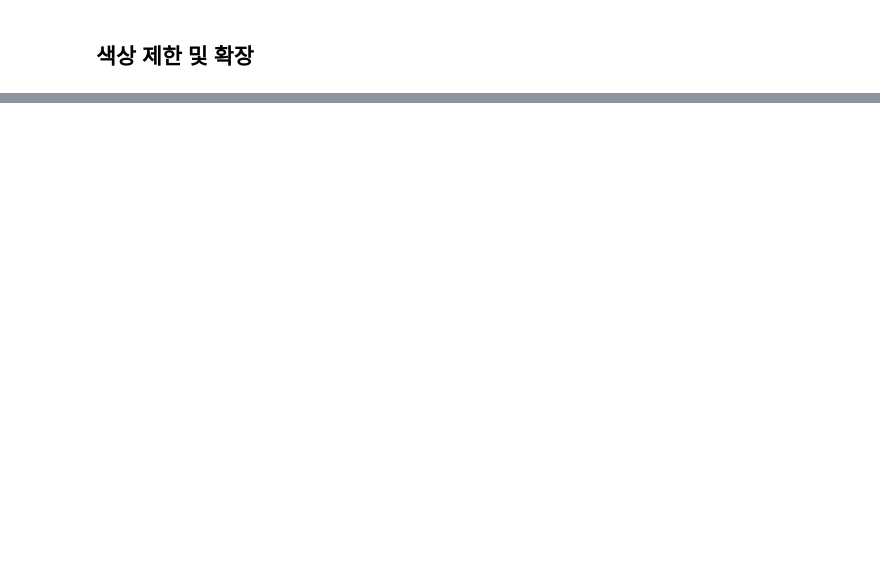
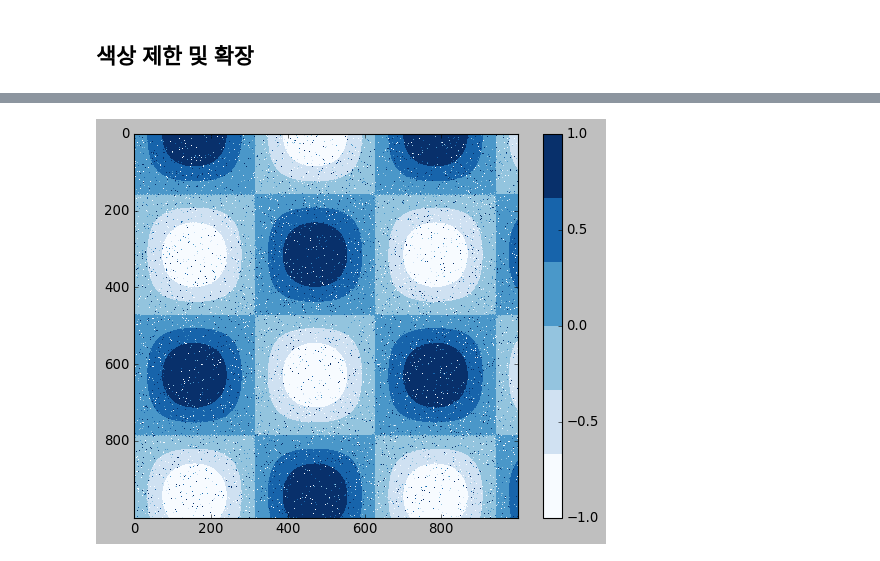
Before and after one commit to Do-heewan/Data_Science, a Jupyter notebook: 7주차/ch4-7_Colorbars.ipynb, the cells around one changed output, grey strips where cells are left out. Saved outputs shown, nothing was run; the diff lists cells and outputs as text; code cells hidden in the pictures; blank space fills up the shorter version.

```diff
--- a/7주차/ch4-7_Colorbars.ipynb
+++ b/7주차/ch4-7_Colorbars.ipynb
@@ -42,0 +43,7 @@ plt.show()
+# %%
+plt.imshow(I, cmap=plt.cm.get_cmap('Blues', 6))
+plt.colorbar()
+plt.clim(-1, 1)
+plt.show()
+# %% [output]
+[figure, added]
```
Also changed, not shown: parts of 2 cells of this notebook, 6 other files.
